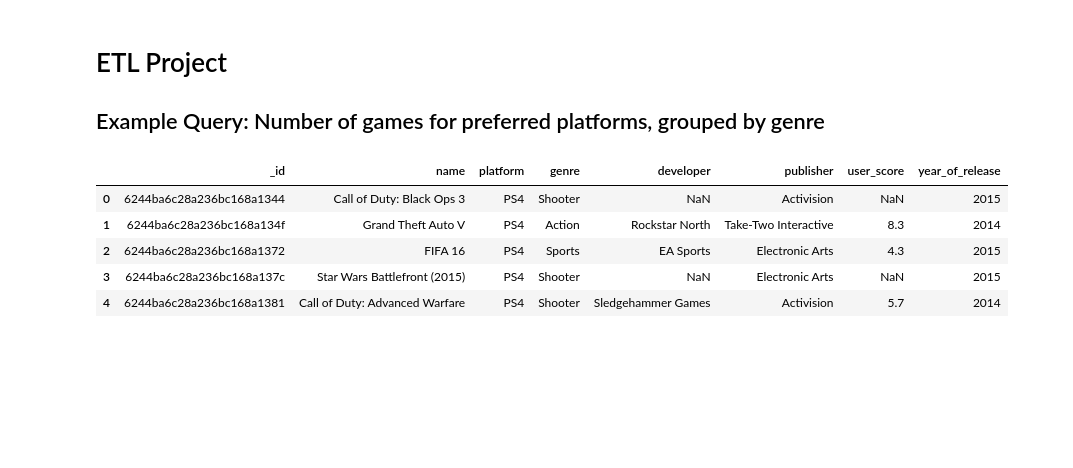
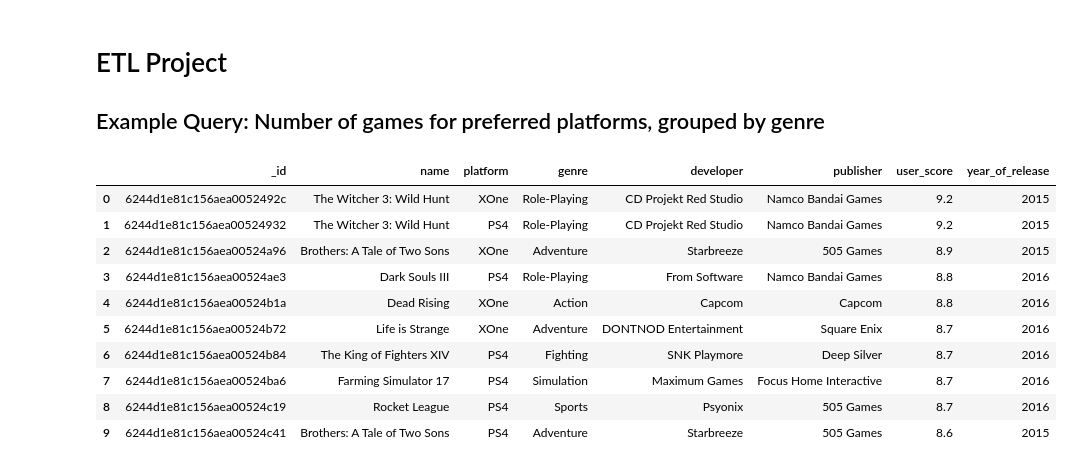
Before and after one commit to RaulMaya/Video_Games_Analysis, a Jupyter notebook: Example_Query.ipynb, the cells around one changed output. Cells and saved outputs as stored; diff of their text form; code cells hidden in the pictures; blank space fills up the shorter version.

Commit message:
Video Games Data Set

```diff
--- a/Example_Query.ipynb
+++ b/Example_Query.ipynb
@@ -24,11 +24,16 @@ results = db.united.find(query)
 # %%
 ## Store query results in DataFrame
 preferred_platforms = pd.DataFrame(results)
-preferred_platforms.head()
+preferred_platforms.head(10)
 # %% [output]
 |  | _id | name | platform | genre | developer | publisher | user_score | year_of_release |
-| 0 | 6244ba6c28a236bc168a1344 | Call of Duty: Black Ops 3 | PS4 | Shooter | NaN | Activision | NaN | 2015 |
-| 1 | 6244ba6c28a236bc168a134f | Grand Theft Auto V | PS4 | Action | Rockstar North | Take-Two Interactive | 8.3 | 2014 |
-| 2 | 6244ba6c28a236bc168a1372 | FIFA 16 | PS4 | Sports | EA Sports | Electronic Arts | 4.3 | 2015 |
-| 3 | 6244ba6c28a236bc168a137c | Star Wars Battlefront (2015) | PS4 | Shooter | NaN | Electronic Arts | NaN | 2015 |
-| 4 | 6244ba6c28a236bc168a1381 | Call of Duty: Advanced Warfare | PS4 | Shooter | Sledgehammer Games | Activision | 5.7 | 2014 |
+| 0 | 6244d1e81c156aea0052492c | The Witcher 3: Wild Hunt | XOne | Role-Playing | CD Projekt Red Studio | Namco Bandai Games | 9.2 | 2015 |
+| 1 | 6244d1e81c156aea00524932 | The Witcher 3: Wild Hunt | PS4 | Role-Playing | CD Projekt Red Studio | Namco Bandai Games | 9.2 | 2015 |
+| 2 | 6244d1e81c156aea00524a96 | Brothers: A Tale of Two Sons | XOne | Adventure | Starbreeze | 505 Games | 8.9 | 2015 |
+| 3 | 6244d1e81c156aea00524ae3 | Dark Souls III | PS4 | Role-Playing | From Software | Namco Bandai Games | 8.8 | 2016 |
+| 4 | 6244d1e81c156aea00524b1a | Dead Rising | XOne | Action | Capcom | Capcom | 8.8 | 2016 |
+| 5 | 6244d1e81c156aea00524b72 | Life is Strange | XOne | Adventure | DONTNOD Entertainment | Square Enix | 8.7 | 2016 |
+| 6 | 6244d1e81c156aea00524b84 | The King of Fighters XIV | PS4 | Fighting | SNK Playmore | Deep Silver | 8.7 | 2016 |
+| 7 | 6244d1e81c156aea00524ba6 | Farming Simulator 17 | PS4 | Simulation | Maximum Games | Focus Home Interactive | 8.7 | 2016 |
+| 8 | 6244d1e81c156aea00524c19 | Rocket League | PS4 | Sports | Psyonix | 505 Games | 8.7 | 2016 |
+| 9 | 6244d1e81c156aea00524c41 | Brothers: A Tale of Two Sons | PS4 | Adventure | Starbreeze | 505 Games | 8.6 | 2015 |
```
Also changed, not shown: parts of 4 cells of this notebook, 3 other files.
